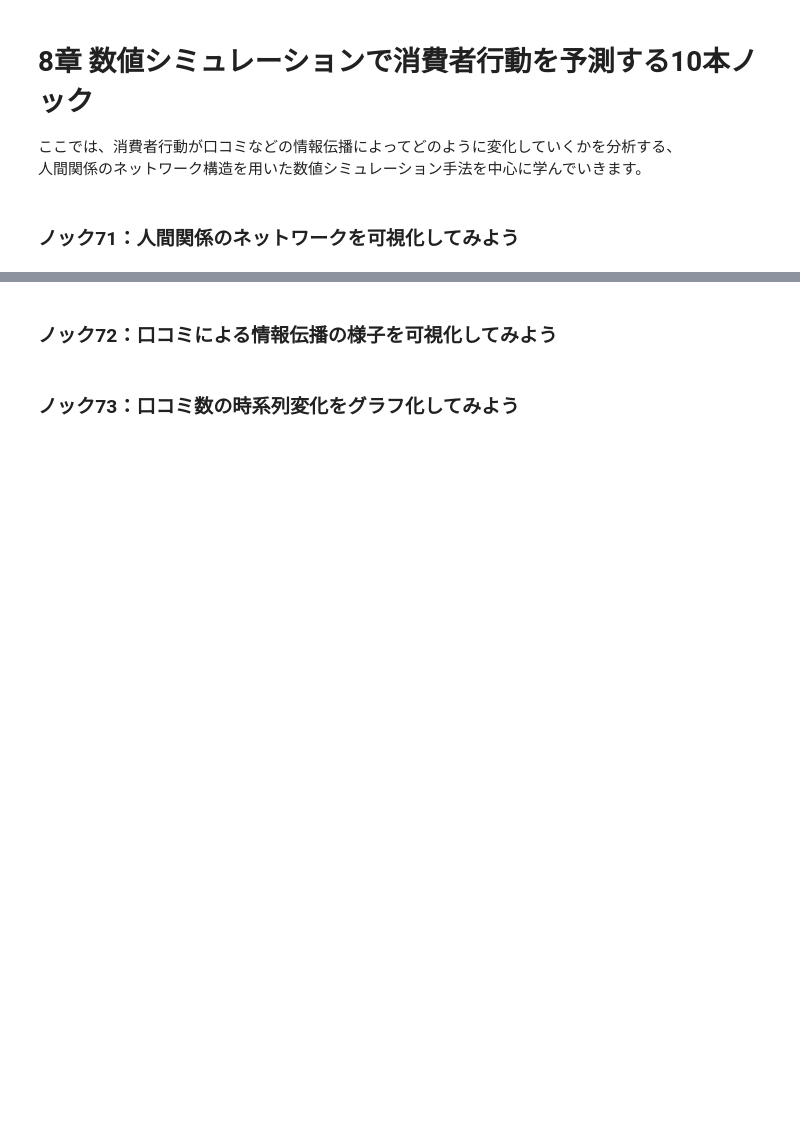
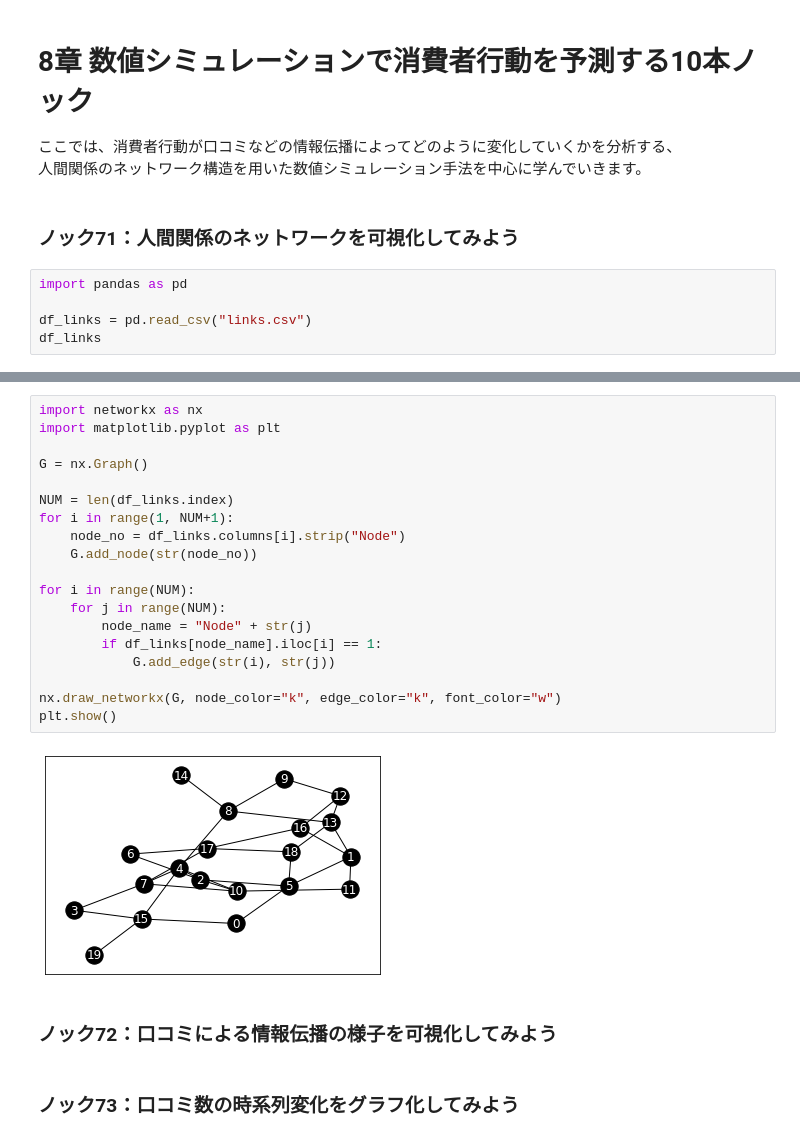
Before and after one commit to winuim/python-practical-data-analysis-100, a Jupyter notebook: Chapter-8/chapter-8.ipynb, the cells around one changed output, grey strips where cells are left out. Drawn from its saved outputs; the diff is of its cells as text; blank space fills up the shorter version.

```diff
--- a/Chapter-8/chapter-8.ipynb
+++ b/Chapter-8/chapter-8.ipynb
@@ -5,3 +5,8 @@
 人間関係のネットワーク構造を用いた数値シミュレーション手法を中心に学んでいきます。
 # %% [markdown]
 ### ノック71：人間関係のネットワークを可視化してみよう
+# %%
+import pandas as pd
+
+df_links = pd.read_csv("links.csv")
+df_links
@@ -8,3 +32,24 @@
+# %%
+import networkx as nx
+import matplotlib.pyplot as plt
+
+G = nx.Graph()
+
+NUM = len(df_links.index)
+for i in range(1, NUM+1):
+    node_no = df_links.columns[i].strip("Node")
+    G.add_node(str(node_no))
+
+for i in range(NUM):
+    for j in range(NUM):
+        node_name = "Node" + str(j)
+        if df_links[node_name].iloc[i] == 1:
+            G.add_edge(str(i), str(j))
+
+nx.draw_networkx(G, node_color="k", edge_color="k", font_color="w")
+plt.show()
+# %% [output]
+[figure, added]
 # %% [markdown]
 ### ノック72：口コミによる情報伝播の様子を可視化してみよう
 # %% [markdown]
```
Also changed, not shown: parts of 1 cell of this notebook.
